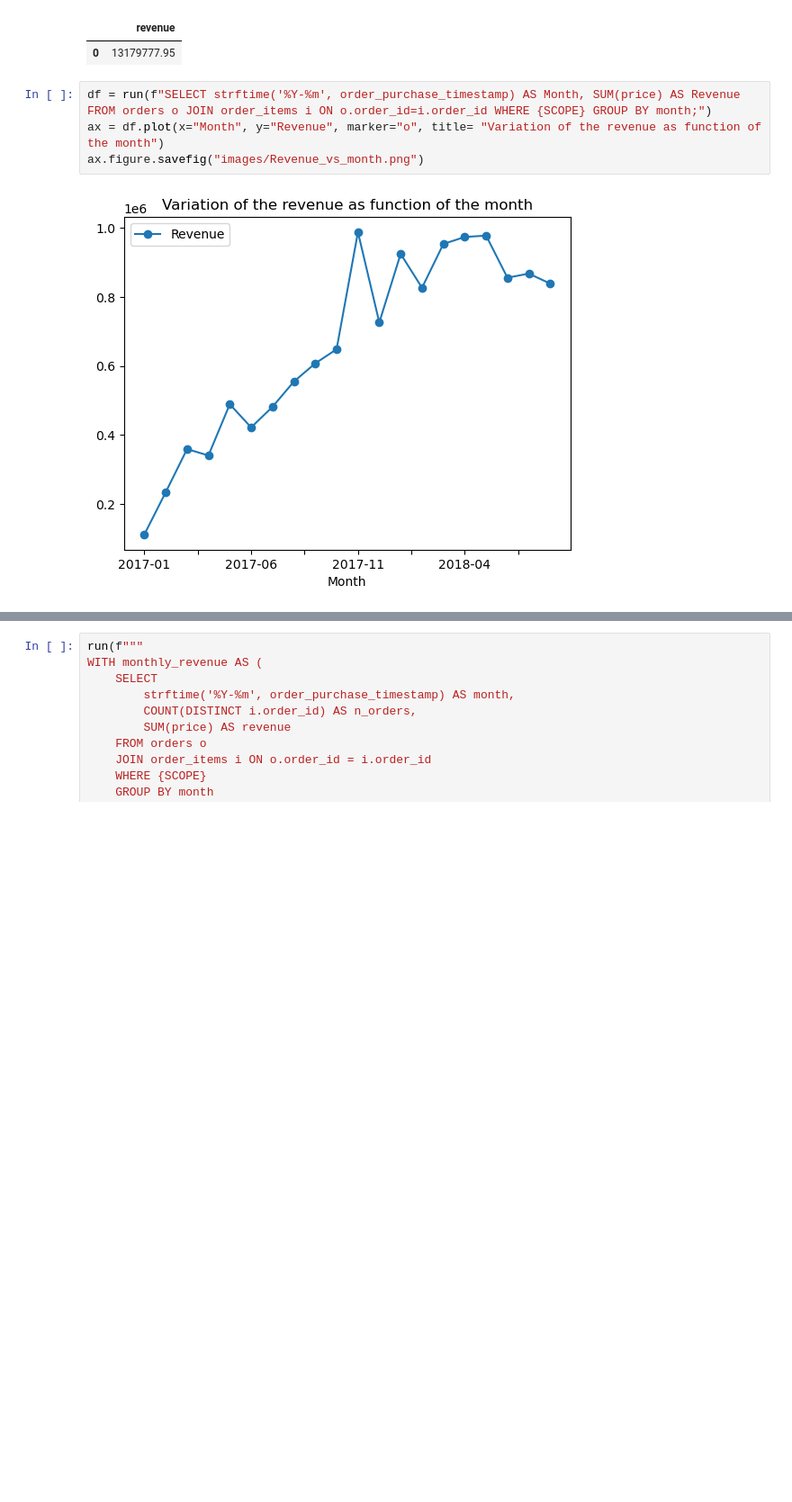
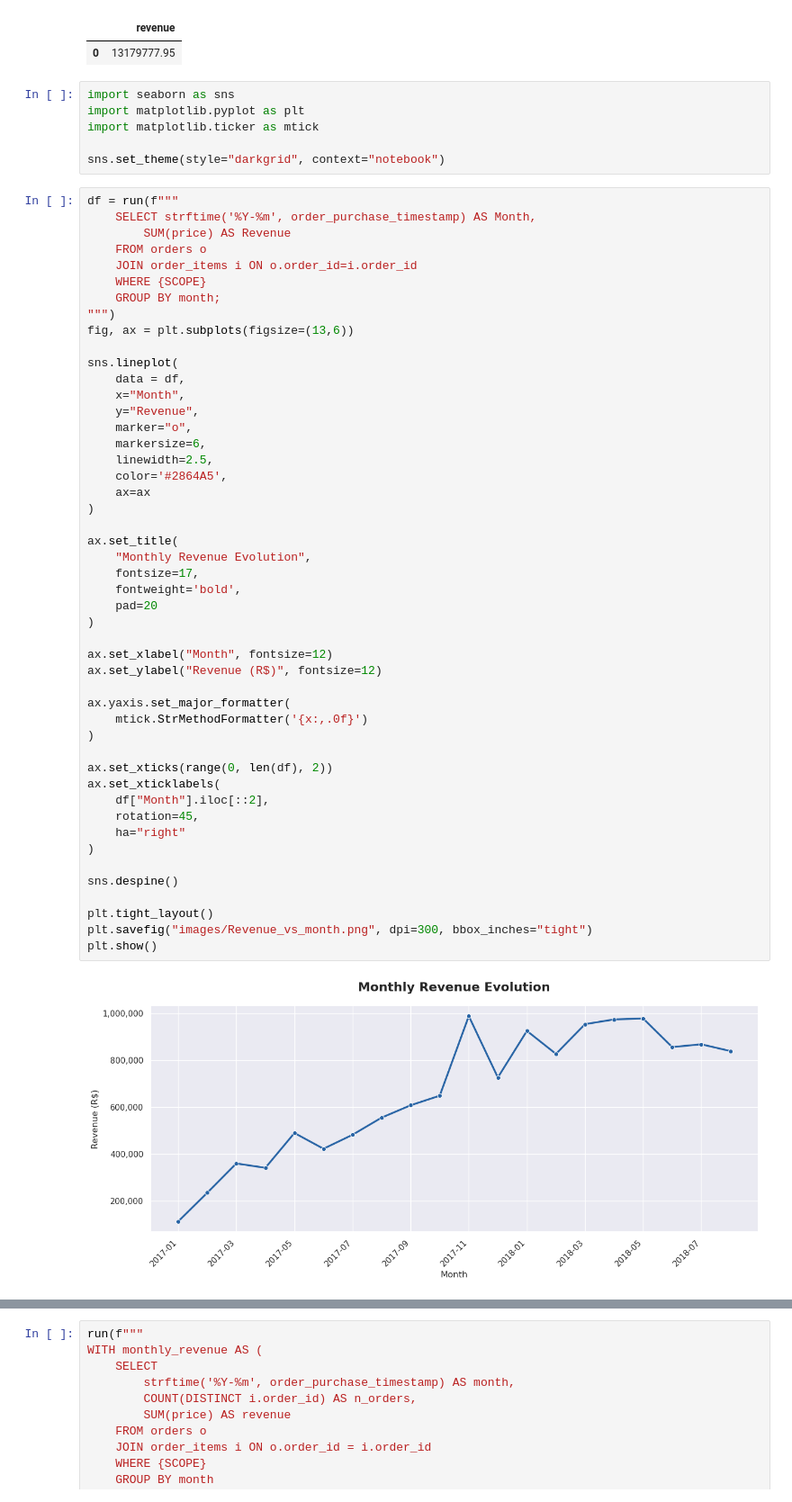
Before and after one commit to PedroAraigiH/olist-sql-analysis, a Jupyter notebook: analysis.ipynb, the cells around one changed output, grey strips where cells are left out. Shown at 90% size. Saved outputs shown, nothing was run; the diff lists cells and outputs as text; blank space fills up the shorter version.

Commit message:
Plots update

```diff
--- a/analysis.ipynb
+++ b/analysis.ipynb
@@ -369,10 +369,60 @@ run(f"SELECT SUM(price) AS revenue FROM orders o JOIN order_items i ON o.order_i
 # %% [output]
 |  | revenue |
 | 0 | 13179777.95 |
+# %%
+import seaborn as sns
+import matplotlib.pyplot as plt
+import matplotlib.ticker as mtick
+
+sns.set_theme(style="darkgrid", context="notebook")
 # %%
-df = run(f"SELECT strftime('%Y-%m', order_purchase_timestamp) AS Month, SUM(price) AS Revenue FROM orders o JOIN order_items i ON o.order_id=i.order_id WHERE {SCOPE} GROUP BY month;")
-ax = df.plot(x="Month", y="Revenue", marker="o", title= "Variation of the revenue as function of the month")
-ax.figure.savefig("images/Revenue_vs_month.png")
+df = run(f"""
+    SELECT strftime('%Y-%m', order_purchase_timestamp) AS Month,
+        SUM(price) AS Revenue
+    FROM orders o
+    JOIN order_items i ON o.order_id=i.order_id
+    WHERE {SCOPE}
+    GROUP BY month;
+""")
+fig, ax = plt.subplots(figsize=(13,6))
+
+sns.lineplot(
+    data = df,
+    x="Month",
+    y="Revenue",
+    marker="o",
+    markersize=6,
+    linewidth=2.5,
+    color='#2864A5',
+    ax=ax
+)
+
+ax.set_title(
+    "Monthly Revenue Evolution",
+    fontsize=17,
+    fontweight='bold',
+    pad=20
+)
+
+ax.set_xlabel("Month", fontsize=12)
+ax.set_ylabel("Revenue (R$)", fontsize=12)
+
+ax.yaxis.set_major_formatter(
+    mtick.StrMethodFormatter('{x:,.0f}')
+)
+
+ax.set_xticks(range(0, len(df), 2))
+ax.set_xticklabels(
+    df["Month"].iloc[::2],
+    rotation=45,
+    ha="right"
+)
+
+sns.despine()
+
+plt.tight_layout()
+plt.savefig("images/Revenue_vs_month.png", dpi=300, bbox_inches="tight")
+plt.show()
 # %% [output]
-[figure, old version]
+[figure, new version]
 # %%
```
Also changed, not shown: parts of 9 cells of this notebook, 9 other files.
